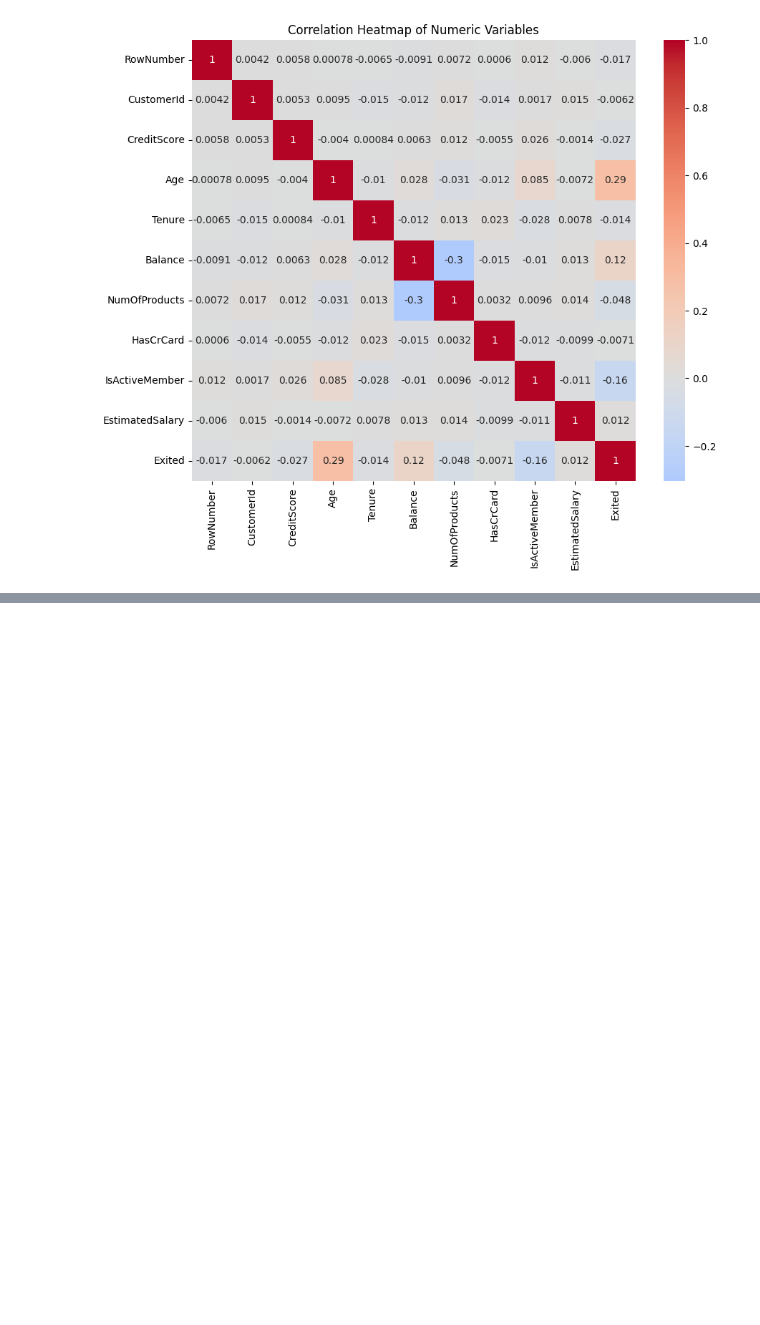
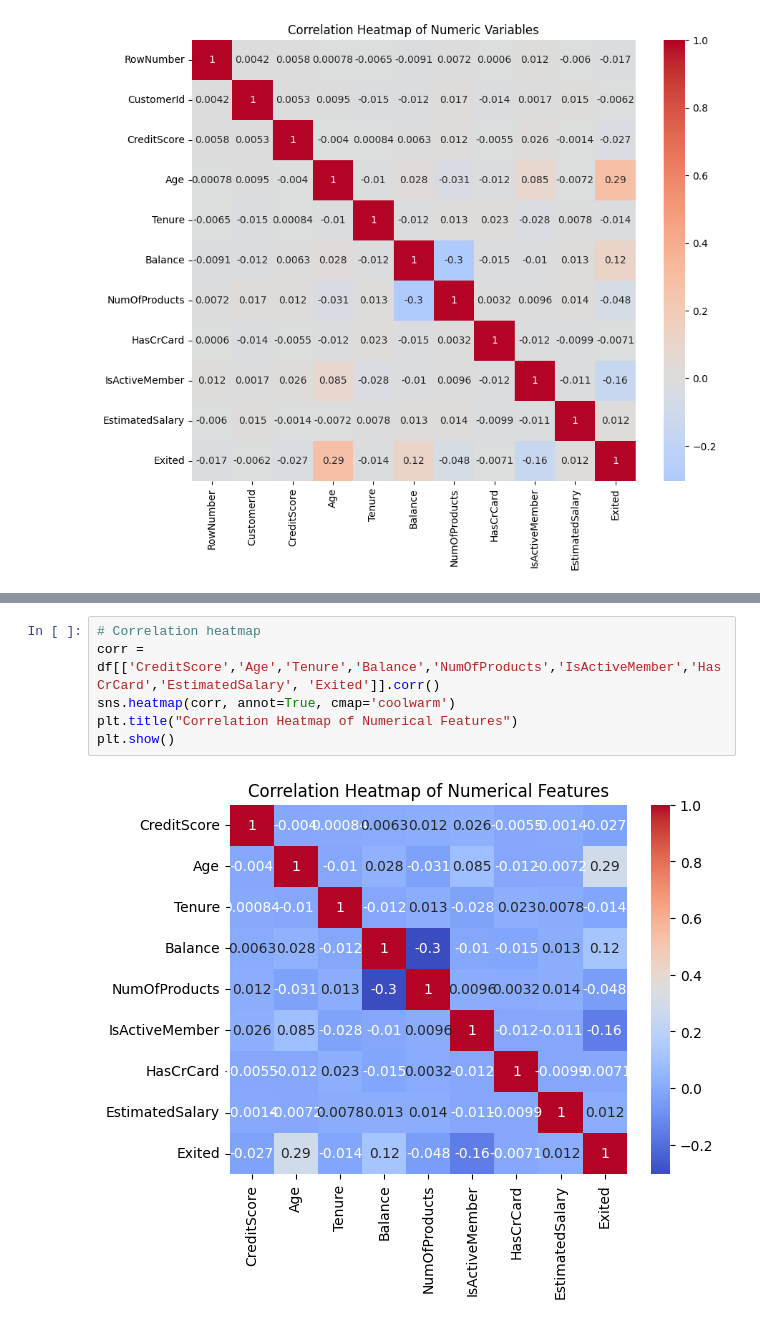
Before and after one commit to Mausam-tech/Banking_Churn_Predection, a Jupyter notebook: banking_churn.ipynb, the cells around one changed output, grey strips where cells are left out. Drawn from its saved outputs; the diff is of its cells as text; blank space fills up the shorter version.

```diff
--- a/banking_churn.ipynb
+++ b/banking_churn.ipynb
@@ -315,0 +336,8 @@ plt.show()
+# %%
+# Correlation heatmap
+corr = df[['CreditScore','Age','Tenure','Balance','NumOfProducts','IsActiveMember','HasCrCard','EstimatedSalary', 'Exited']].corr()
+sns.heatmap(corr, annot=True, cmap='coolwarm')
+plt.title("Correlation Heatmap of Numerical Features")
+plt.show()
+# %% [output]
+[figure, added]
```
Also changed, not shown: parts of 6 cells of this notebook.
